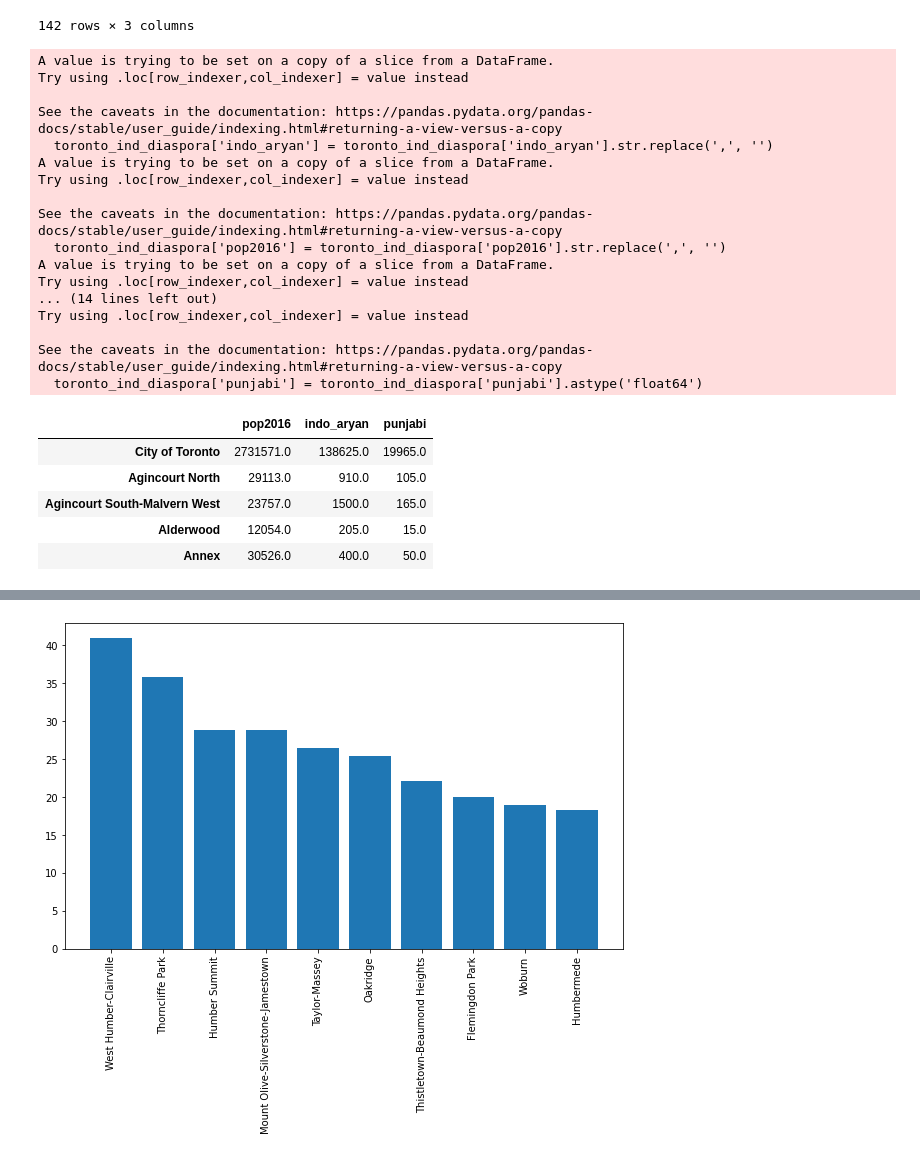
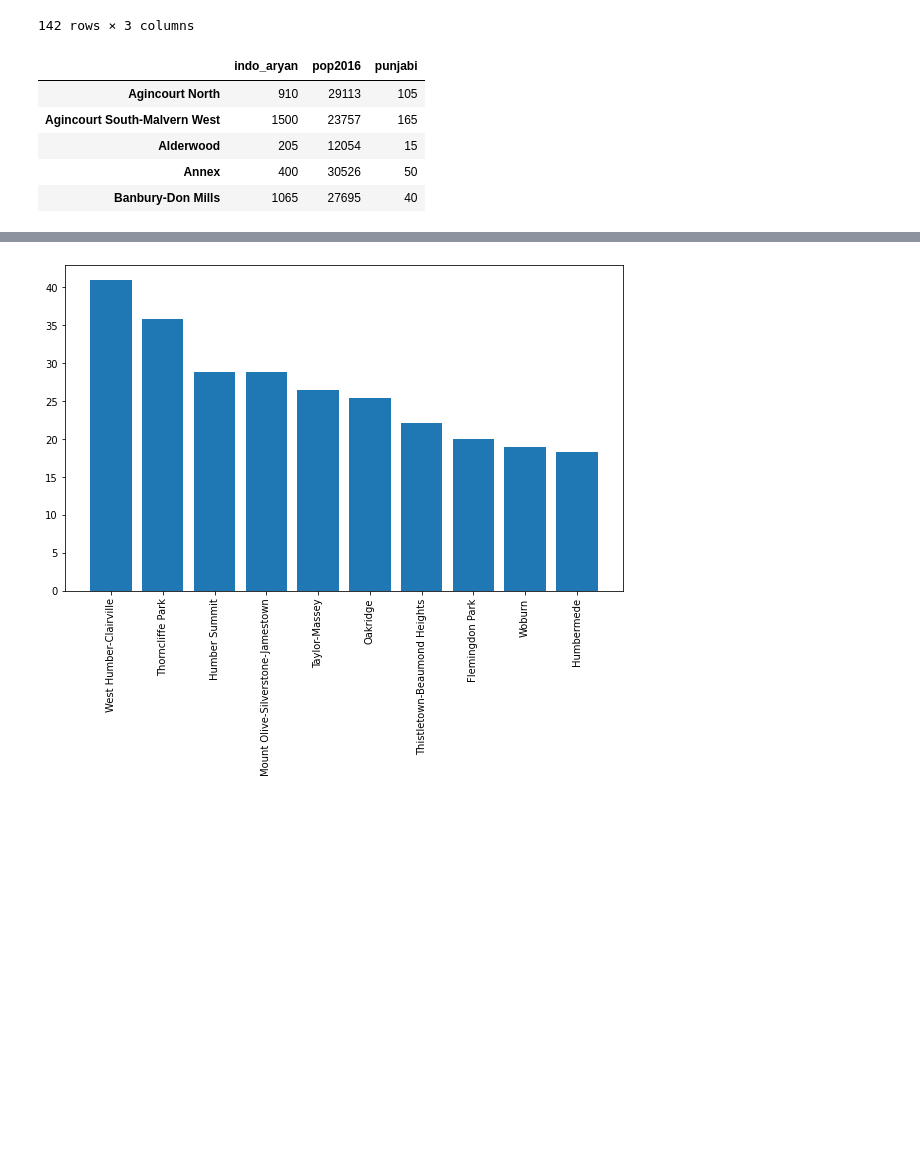
Before and after one commit to arunkhattri/Coursera_Capstone, a Jupyter notebook: 06_BattleOfNeighborhood_wk1.ipynb, the cells around one changed output, grey strips where cells are left out. Drawn from its saved outputs; the diff is of its cells as text; code cells hidden in the pictures; blank space fills up the shorter version.

```diff
--- a/06_BattleOfNeighborhood_wk1.ipynb
+++ b/06_BattleOfNeighborhood_wk1.ipynb
@@ -110,35 +106,19 @@ toronto_ind_diaspora
 # %%
 cols = [ 'pop2016', 'indo_aryan', 'punjabi']
 toronto_ind_diaspora.columns = cols
-toronto_ind_diaspora = toronto_ind_diaspora.iloc[1:, :]
-toronto_ind_diaspora['indo_aryan'] = toronto_ind_diaspora['indo_aryan'].str.replace(',', '')
-toronto_ind_diaspora['pop2016'] = toronto_ind_diaspora['pop2016'].str.replace(',', '')
-toronto_ind_diaspora['punjabi'] = toronto_ind_diaspora['punjabi'].str.replace(',', '')
-toronto_ind_diaspora['indo_aryan'] = toronto_ind_diaspora['indo_aryan'].astype('float64')
-toronto_ind_diaspora['pop2016'] = toronto_ind_diaspora['pop2016'].astype('float64')
-toronto_ind_diaspora['punjabi'] = toronto_ind_diaspora['punjabi'].astype('float64')
-toronto_ind_diaspora.head()
+# toronto_ind = toronto_ind_diaspora.iloc[1:, :]
+toronto_ind = pd.DataFrame(index=toronto_ind_diaspora.index[2:])
+indo_aryan = toronto_ind_diaspora.loc[:, 'indo_aryan'].str.replace(',', '')
+toronto_ind['indo_aryan'] = indo_aryan
+pop2016 = toronto_ind_diaspora.loc[:, 'pop2016'].str.replace(',', '')
+toronto_ind['pop2016'] = pop2016
+punjabi = toronto_ind_diaspora.loc[:, 'punjabi'].str.replace(',', '')
+toronto_ind['punjabi'] = punjabi
+toronto_ind.head()
 # %% [output]
-A value is trying to be set on a copy of a slice from a DataFrame.
-Try using .loc[row_indexer,col_indexer] = value instead
-
-See the caveats in the documentation: https://pandas.pydata.org/pandas-docs/stable/user_guide/indexing.html#returning-a-view-versus-a-copy
-  toronto_ind_diaspora['indo_aryan'] = toronto_ind_diaspora['indo_aryan'].str.replace(',', '')
-A value is trying to be set on a copy of a slice from a DataFrame.
-Try using .loc[row_indexer,col_indexer] = value instead
-
-See the caveats in the documentation: https://pandas.pydata.org/pandas-docs/stable/user_guide/indexing.html#returning-a-view-versus-a-copy
-  toronto_ind_diaspora['pop2016'] = toronto_ind_diaspora['pop2016'].str.replace(',', '')
-A value is trying to be set on a copy of a slice from a DataFrame.
-Try using .loc[row_indexer,col_indexer] = value instead
-... (14 lines left out)
-Try using .loc[row_indexer,col_indexer] = value instead
-
-See the caveats in the documentation: https://pandas.pydata.org/pandas-docs/stable/user_guide/indexing.html#returning-a-view-versus-a-copy
-  toronto_ind_diaspora['punjabi'] = toronto_ind_diaspora['punjabi'].astype('float64')
-|  | pop2016 | indo_aryan | punjabi |
-| City of Toronto | 2731571.0 | 138625.0 | 19965.0 |
-| Agincourt North | 29113.0 | 910.0 | 105.0 |
-| Agincourt South-Malvern West | 23757.0 | 1500.0 | 165.0 |
-| Alderwood | 12054.0 | 205.0 | 15.0 |
-| Annex | 30526.0 | 400.0 | 50.0 |
+|  | indo_aryan | pop2016 | punjabi |
+| Agincourt North | 910 | 29113 | 105 |
+| Agincourt South-Malvern West | 1500 | 23757 | 165 |
+| Alderwood | 205 | 12054 | 15 |
+| Annex | 400 | 30526 | 50 |
+| Banbury-Don Mills | 1065 | 27695 | 40 |
```
Also changed, not shown: parts of 44 cells of this notebook, 1 other file.
